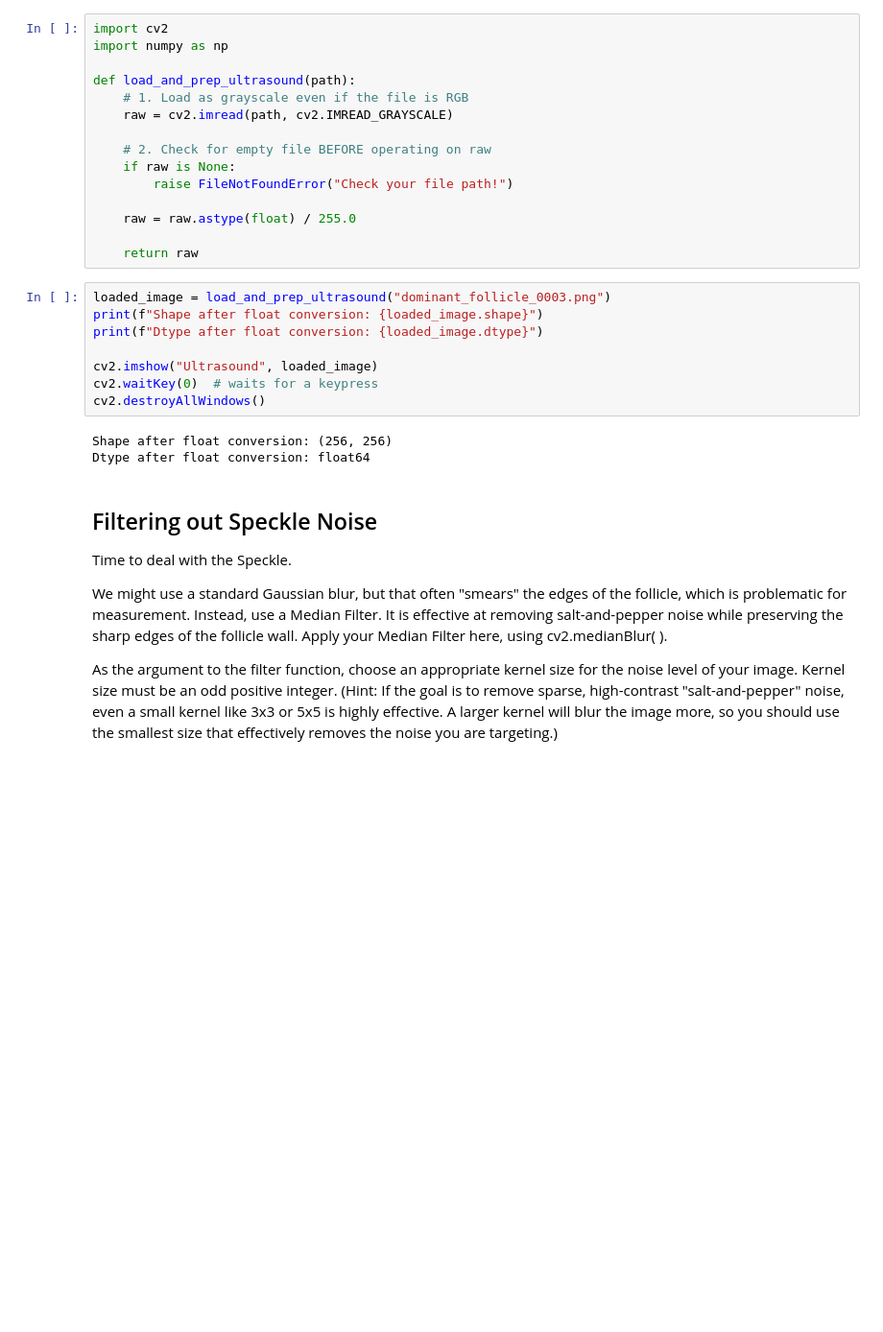
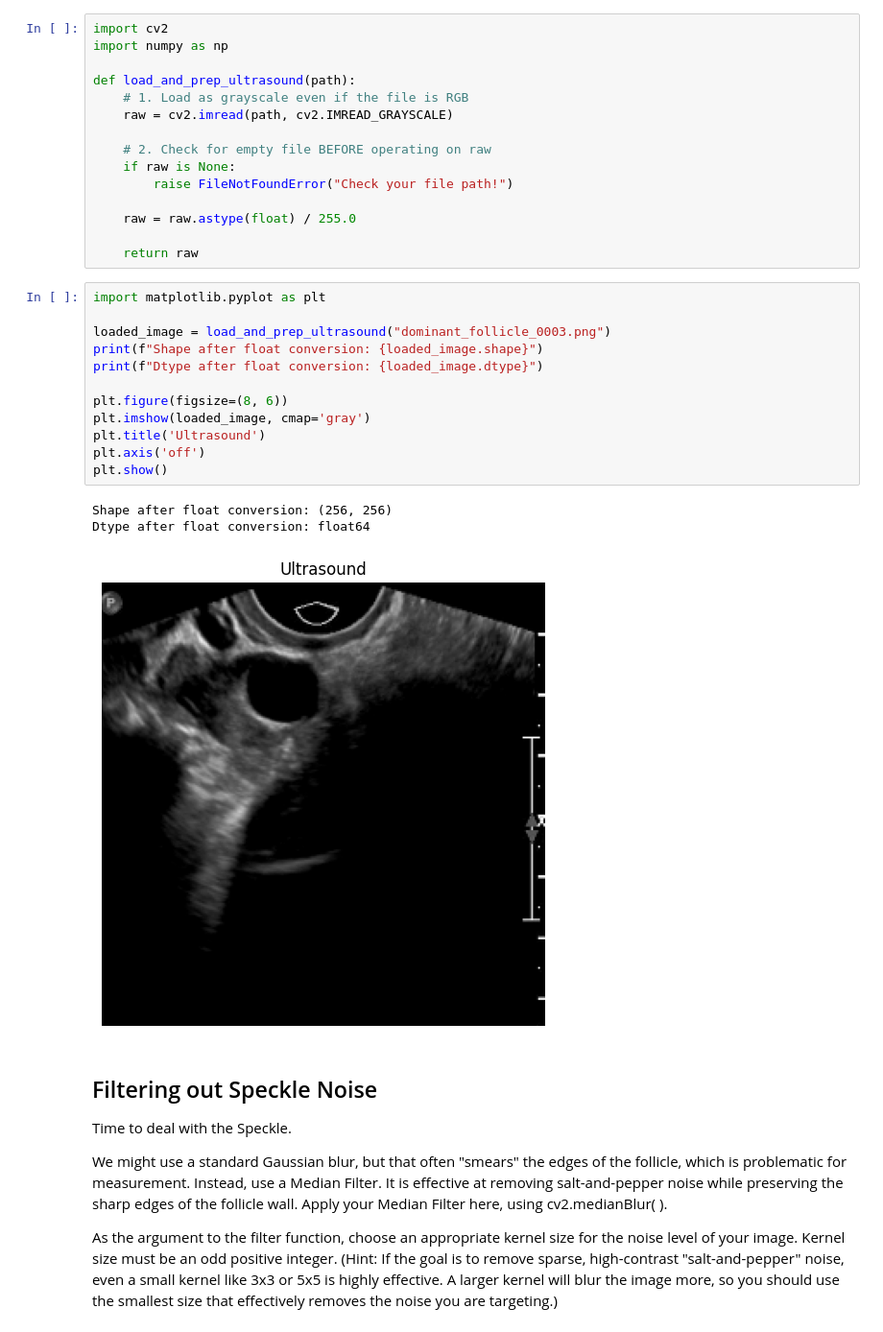
Before and after one commit to ZacharyRFine/qp2Clab1, a Jupyter notebook: Part_1_template.ipynb, the cells around one changed output. Shown at 96% size. Drawn from its saved outputs; the diff is of its cells as text; blank space fills up the shorter version.

```diff
--- a/Part_1_template.ipynb
+++ b/Part_1_template.ipynb
@@ -101,16 +101,21 @@ def load_and_prep_ultrasound(path):
 
     return raw
 # %%
+import matplotlib.pyplot as plt
+
 loaded_image = load_and_prep_ultrasound("dominant_follicle_0003.png")
 print(f"Shape after float conversion: {loaded_image.shape}")
 print(f"Dtype after float conversion: {loaded_image.dtype}")
 
-cv2.imshow("Ultrasound", loaded_image)
-cv2.waitKey(0)  # waits for a keypress
-cv2.destroyAllWindows()
+plt.figure(figsize=(8, 6))
+plt.imshow(loaded_image, cmap='gray')
+plt.title('Ultrasound')
+plt.axis('off')
+plt.show()
 # %% [output]
 Shape after float conversion: (256, 256)
 Dtype after float conversion: float64
+[figure, added]
 # %% [markdown]
 ## Filtering out Speckle Noise
 
```
Also changed, not shown: parts of 7 cells of this notebook.
